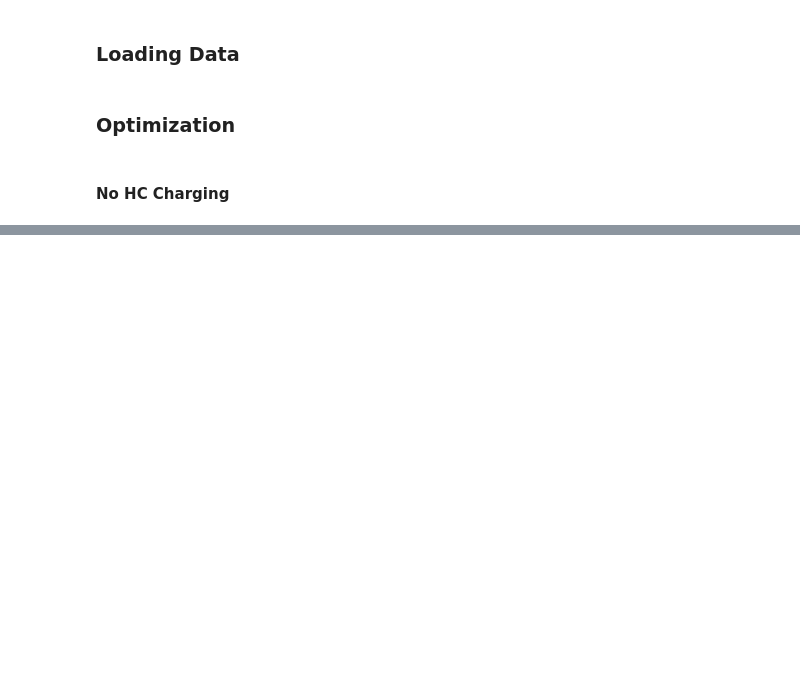
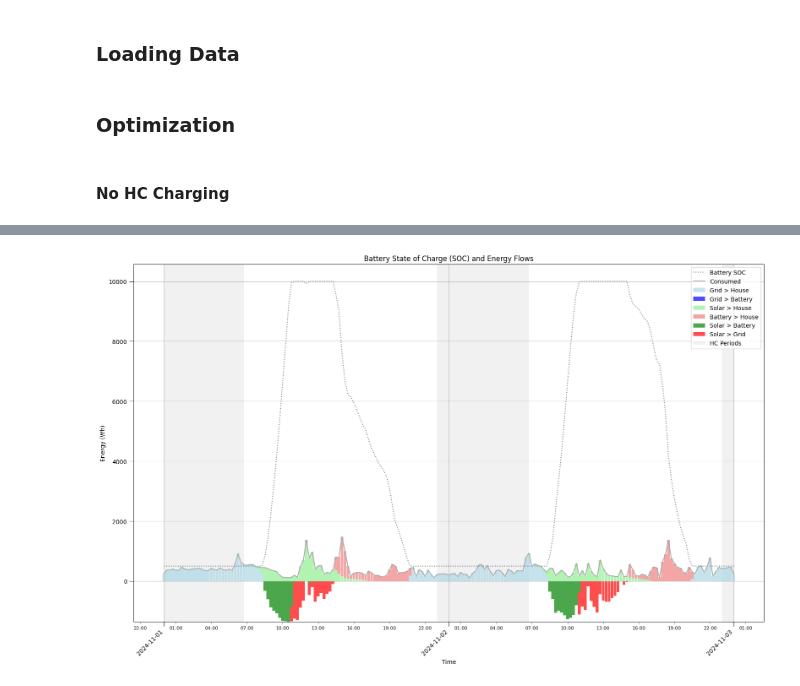
Before and after one commit to braibaud/EnphaseAnalysis, a Jupyter notebook: Report Analysis.ipynb, the cells around one changed output, grey strips where cells are left out. Drawn from its saved outputs; the diff is of its cells as text; code cells hidden in the pictures; blank space fills up the shorter version.

```diff
--- a/Report Analysis.ipynb
+++ b/Report Analysis.ipynb
@@ -581,9 +1575,9 @@ wh_price_sale_eur = 0.0001000
 current_solar_capacity = 6000.0
 current_battery_capacity = 0.0
 # %%
-battery_discharge_lower_limit_pc = 25
-battery_charge_upper_limit_pc = 75
-battery_efficiency_pc = 100
+battery_discharge_lower_limit_pc = 5
+battery_charge_upper_limit_pc = 100
+battery_efficiency_pc = 95
 # %% [markdown]
 ### Loading Data
 # %%
@@ -592,14 +1586,14 @@ raw_df = load_and_prepare_data(
     columns_map)
 # %%
 # Define ranges to test
-solar_capacities = [9000.0]
-battery_capacities = [10000.0]
+solar_capacities = [6000.0, 9000.0]
+battery_capacities = [0.0, 10000.0]
 # %% [markdown]
 ### Optimization
 # %% [markdown]
 #### No HC Charging
 # %%
-results = optimize_capacity(
+results = optimize_capacity_v2(
     raw_df,
     wh_price_sale_eur,
     wh_price_high_eur,
@@ -625,0 +1686,12 @@ total_cost_with_solar_battery: 2491 €
+# %%
+plot_battery_soc_v2(
+    results[-1]['data'],
+    "2024-11-01",
+    "2024-11-03",
+    wh_price_high_eur,
+    wh_price_low_eur,
+    wh_price_sale_eur,
+    subscription_monthly_fee_eur,
+    plot_chart=True)
+# %% [output]
+[figure, added]
```
Also changed, not shown: parts of 18 cells of this notebook.
